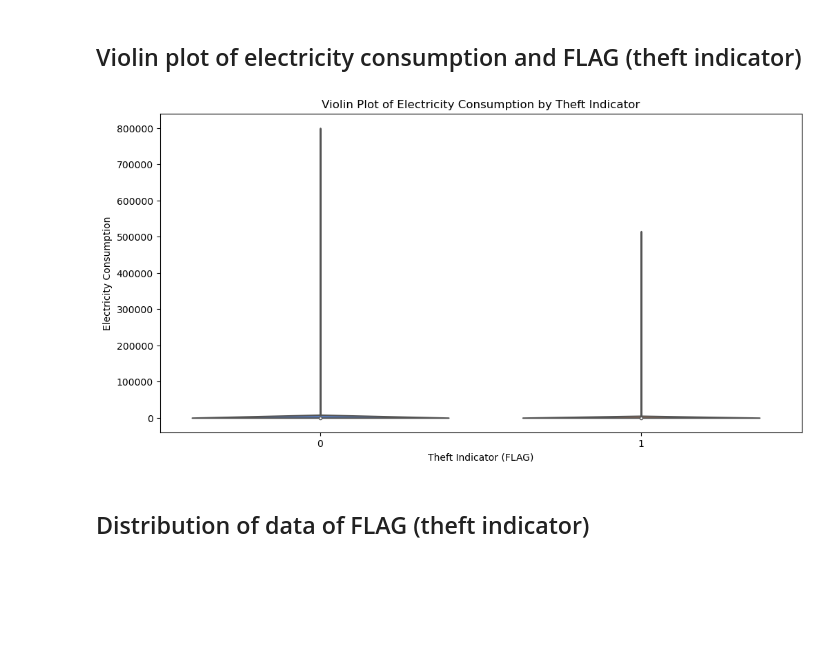
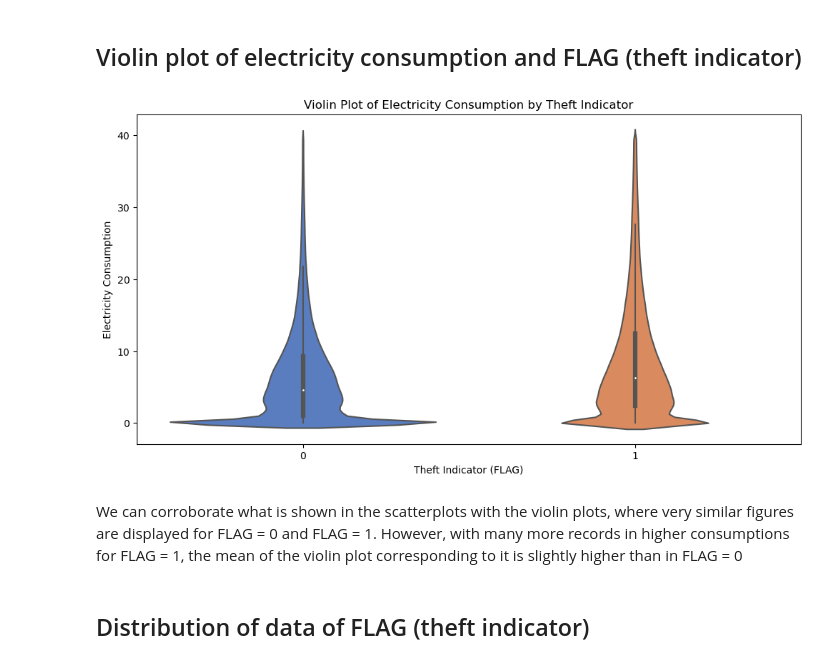
Before and after one commit to JuanDiegoSuarezLondono/Unveiling-Illicit-Currents, a Jupyter notebook: Analytical Exploration of Electricity Consumption Patterns for Detecting Theft in the Power Grid - Evaluation.ipynb, the cells around one changed output. Saved outputs shown, nothing was run; the diff lists cells and outputs as text; code cells hidden in the pictures; blank space fills up the shorter version.

```diff
--- a/Analytical Exploration of Electricity Consumption Patterns for Detecting Theft in the Power Grid - Evaluation.ipynb
+++ b/Analytical Exploration of Electricity Consumption Patterns for Detecting Theft in the Power Grid - Evaluation.ipynb
@@ -620,13 +621,15 @@ Although in some cases, the average consumption behavior over time of users who
 ## Violin plot of electricity consumption and FLAG (theft indicator)
 # %%
 plt.figure(figsize=(12, 6))
-sns.violinplot(x='FLAG', y='Electricity Consumption', data=melted_df_low, palette='muted')
+sns.violinplot(x='FLAG', y='Electricity Consumption', data=melted_df_low[melted_df_low['Electricity Consumption'] <= 40], palette='muted')
 plt.title('Violin Plot of Electricity Consumption by Theft Indicator')
 plt.xlabel('Theft Indicator (FLAG)')
 plt.ylabel('Electricity Consumption')
 plt.show()
 # %% [output]
-[figure, old version]
+[figure, new version]
+# %% [markdown]
+We can corroborate what is shown in the scatterplots with the violin plots, where very similar figures are displayed for FLAG = 0 and FLAG = 1. However, with many more records in higher consumptions for FLAG = 1, the mean of the violin plot corresponding to it is slightly higher than in FLAG = 0
 # %% [markdown]
 ## Distribution of data of FLAG (theft indicator)
 # %%
```
Also changed, not shown: parts of 29 cells of this notebook.
